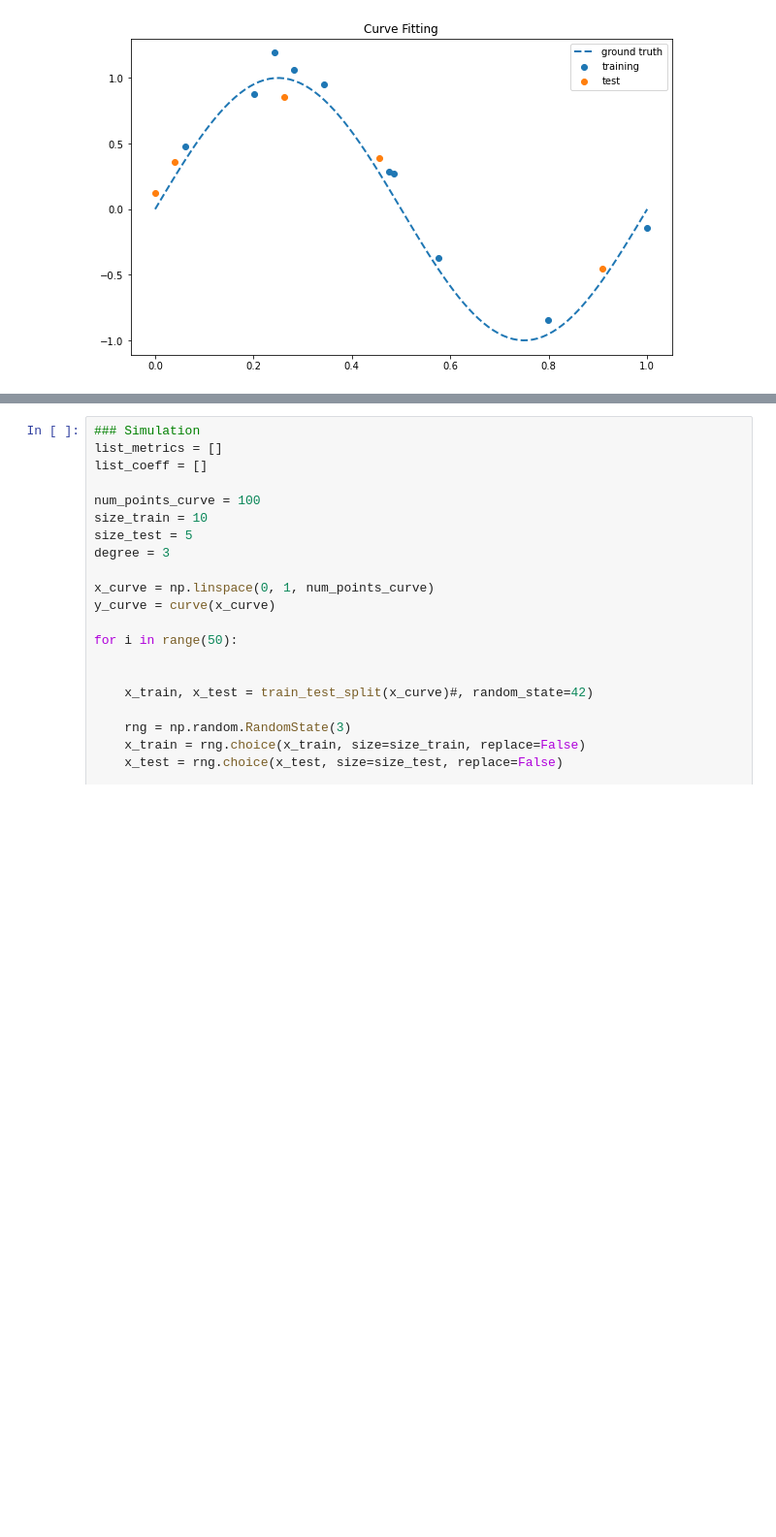
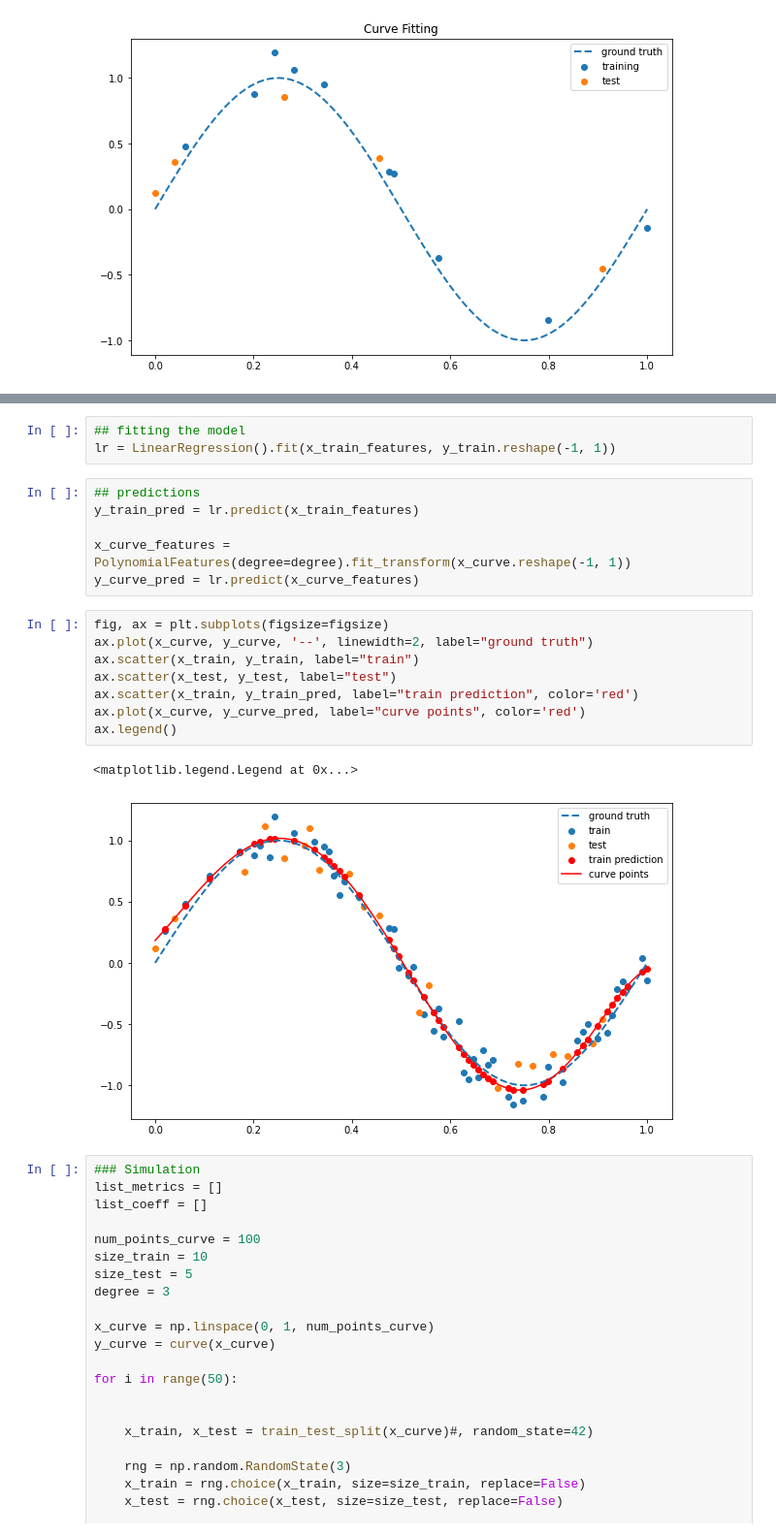
Before and after one commit to jroccal/machine_learning_fundamentals, a Jupyter notebook: notebooks/polynomial_fitting_simulations.ipynb, the cells around one changed output, grey strips where cells are left out. Shown: that part at 97% size. Saved outputs shown, nothing was run; the diff lists cells and outputs as text; blank space fills up the shorter version.

```diff
--- a/notebooks/polynomial_fitting_simulations.ipynb
+++ b/notebooks/polynomial_fitting_simulations.ipynb
@@ -99,3 +156,23 @@ from sklearn.metrics import mean_squared_error
+# %%
+## fitting the model
+lr = LinearRegression().fit(x_train_features, y_train.reshape(-1, 1))
+# %%
+## predictions
+y_train_pred = lr.predict(x_train_features)
+
+x_curve_features = PolynomialFeatures(degree=degree).fit_transform(x_curve.reshape(-1, 1))
+y_curve_pred = lr.predict(x_curve_features)
+# %%
+fig, ax = plt.subplots(figsize=figsize)
+ax.plot(x_curve, y_curve, '--', linewidth=2, label="ground truth")
+ax.scatter(x_train, y_train, label="train")
+ax.scatter(x_test, y_test, label="test")
+ax.scatter(x_train, y_train_pred, label="train prediction", color='red')
+ax.plot(x_curve, y_curve_pred, label="curve points", color='red')
+ax.legend()
+# %% [output]
+<matplotlib.legend.Legend at 0x...>
+[figure, added]
 # %%
 ### Simulation
 list_metrics = []
```
Also changed, not shown: parts of 20 cells of this notebook.
